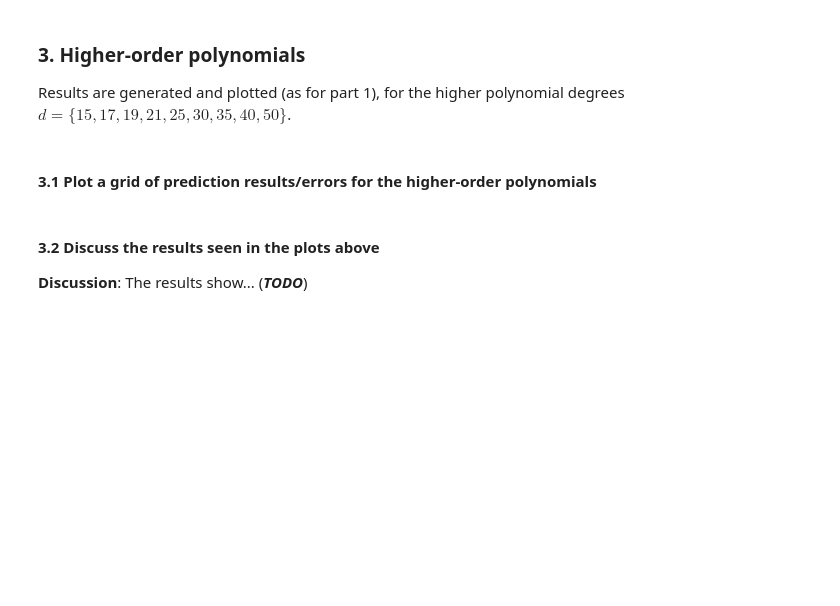
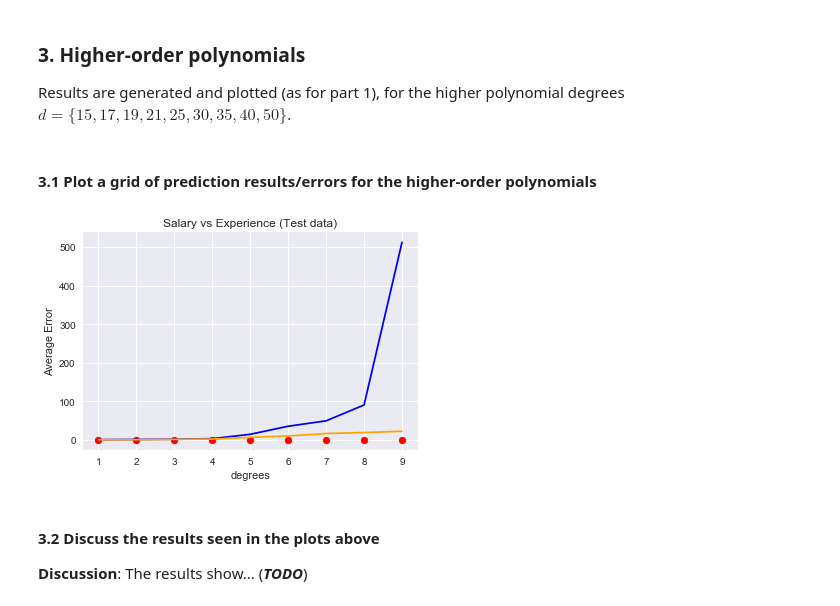
Before and after one commit to drakezhu/comp135_MachineLearning, a Jupyter notebook: hw02/src_and_data/hw02.ipynb, the cells around one changed output. Saved outputs shown, nothing was run; the diff lists cells and outputs as text; code cells hidden in the pictures; blank space fills up the shorter version.

```diff
--- a/hw02/src_and_data/hw02.ipynb
+++ b/hw02/src_and_data/hw02.ipynb
@@ -251,21 +282,0 @@ x_folds[0].shape
-# %%
-polyFeatures = [1,2,3,4,5,6,7,8,9]
-errors = []
-for degree in polyFeatures:
-    error = 0
-    for i in range(k):
-        xTrain = tuple(xTrains[i])
-        yTrain = tuple(yTrains[i])
-        xTest = tuple(x_folds[i])
-        yTest = tuple(y_folds[i])
-        sorted_zip = sorted(zip(xTrain, yTrain), key=operator.itemgetter(0))
-        xTrain, yTrain = zip(*sorted_zip)
-        poly = PolynomialFeatures(degree)
-        xTrainPoly = poly.fit_transform(xTrain)
-        xTestPoly = poly.fit_transform(xTest)
-        linearRegressionPoly = LinearRegression()
-        linearRegressionPoly.fit(xTrainPoly, yTrain)
-        #yTrainPredict2 = linearRegression2.predict(xTrain2)
-        yTestPredict = linearRegressionPoly.predict(xTestPoly)
-        error += mean_squared_error(yTest, yTestPredict) / max(yTest)
-    errors.append(error / k)
@@ -348,6 +288,19 @@ Results are generated and plotted (as for part 1), for the higher polynomial deg
 #### 3.1 Plot a grid of prediction results/errors for the higher-order polynomials
 # %%
 # TODO: generate and plot 9 more models, for the higher-degree polynomials indicated.
+# %%
+d = [15,17,19,21,25,30,35,40,50]
+testErrors,trainErrors = TestingTrainingError(xTrains,yTrains,d)
+# %%
+plt.scatter(polyFeatures, errors, color='red')
+plt.plot(polyFeatures, testErrors, color='blue')
+plt.plot(polyFeatures, trainErrors, color='orange')
+plt.title('Salary vs Experience (Test data)')
+plt.xlabel('degrees')
+plt.ylabel('Average Error')
+plt.show()
+# %% [output]
+[figure, added]
 # %% [markdown]
 #### 3.2 Discuss the results seen in the plots above
 
```
Also changed, not shown: parts of 22 cells of this notebook.
